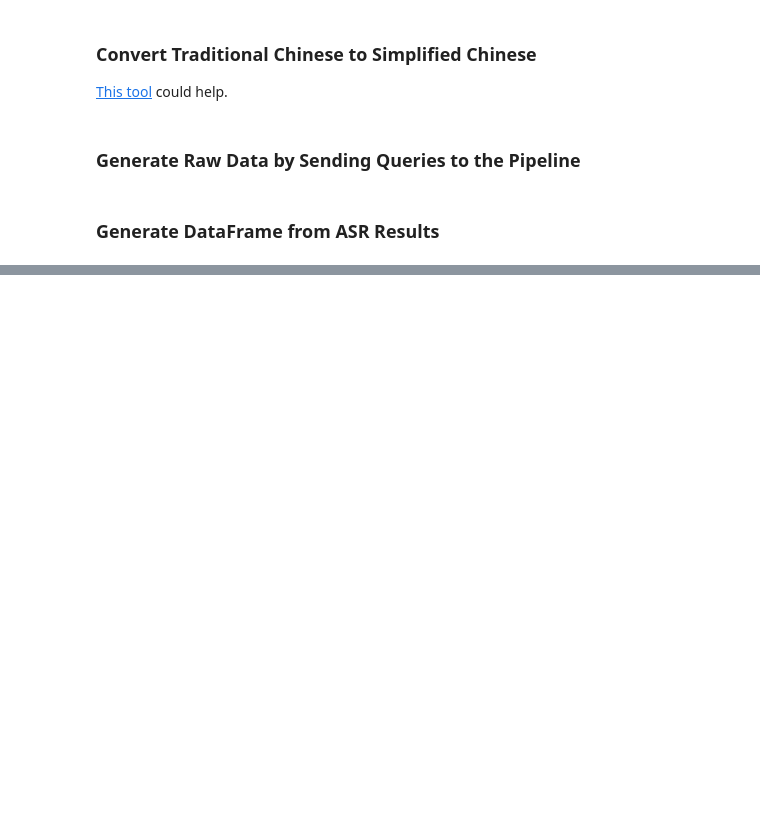
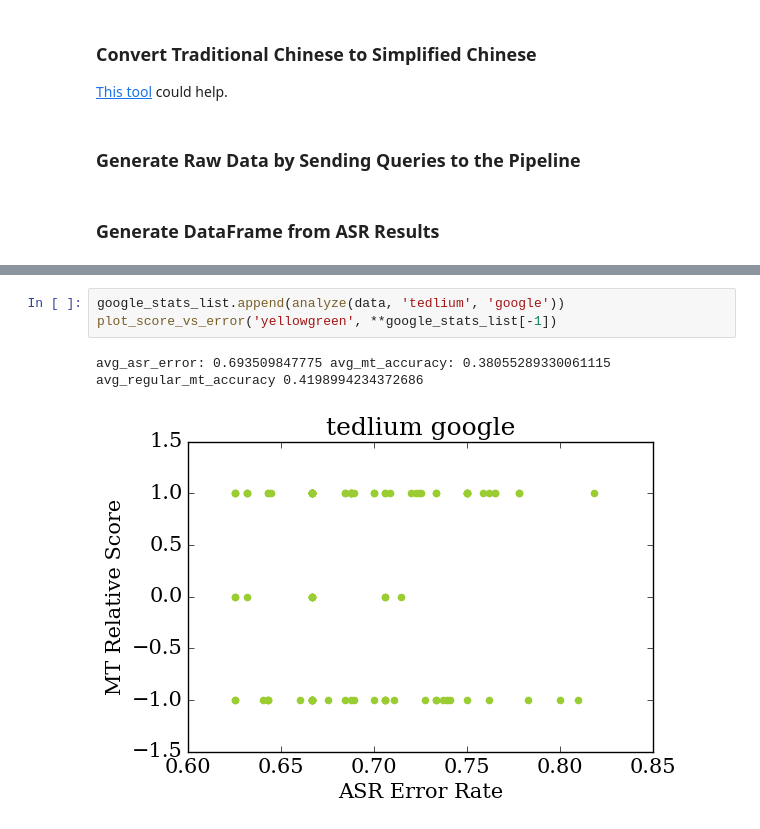
Before and after one commit to yunshengb/research, a Jupyter notebook: exp/asr_mt/analyze.ipynb, the cells around one changed output, grey strips where cells are left out. Saved outputs shown, nothing was run; the diff lists cells and outputs as text; blank space fills up the shorter version.

```diff
--- a/exp/asr_mt/analyze.ipynb
+++ b/exp/asr_mt/analyze.ipynb
@@ -156,0 +263,6 @@ Score: 0.6606328636027614
+# %%
+google_stats_list.append(analyze(data, 'tedlium', 'google'))
+plot_score_vs_error('yellowgreen', **google_stats_list[-1])
+# %% [output]
+avg_asr_error: 0.693509847775 avg_mt_accuracy: 0.38055289330061115 avg_regular_mt_accuracy 0.4198994234372686
+[figure, added]
```
Also changed, not shown: parts of 13 cells of this notebook, 8 other files.
